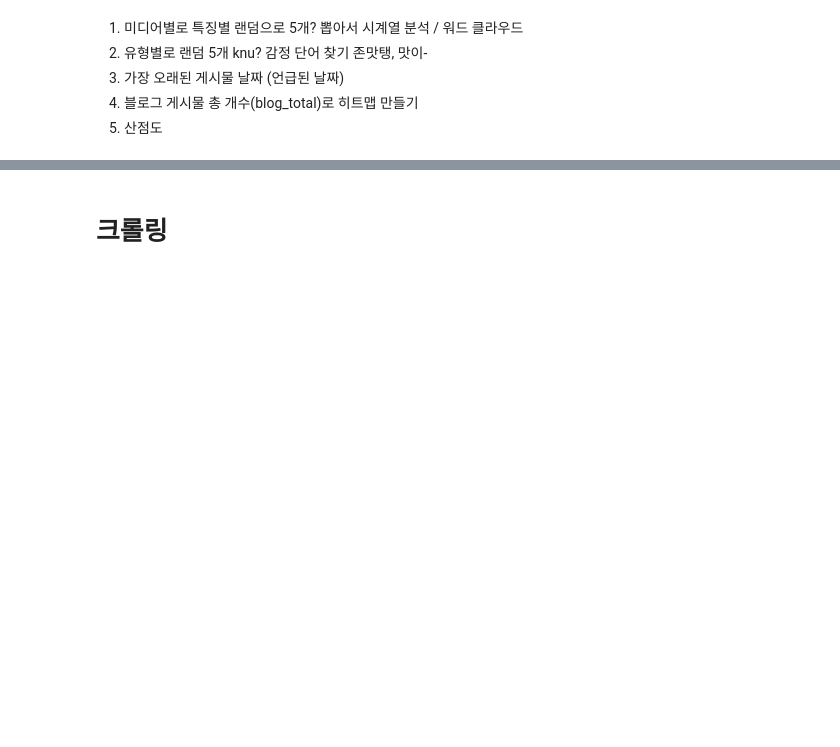
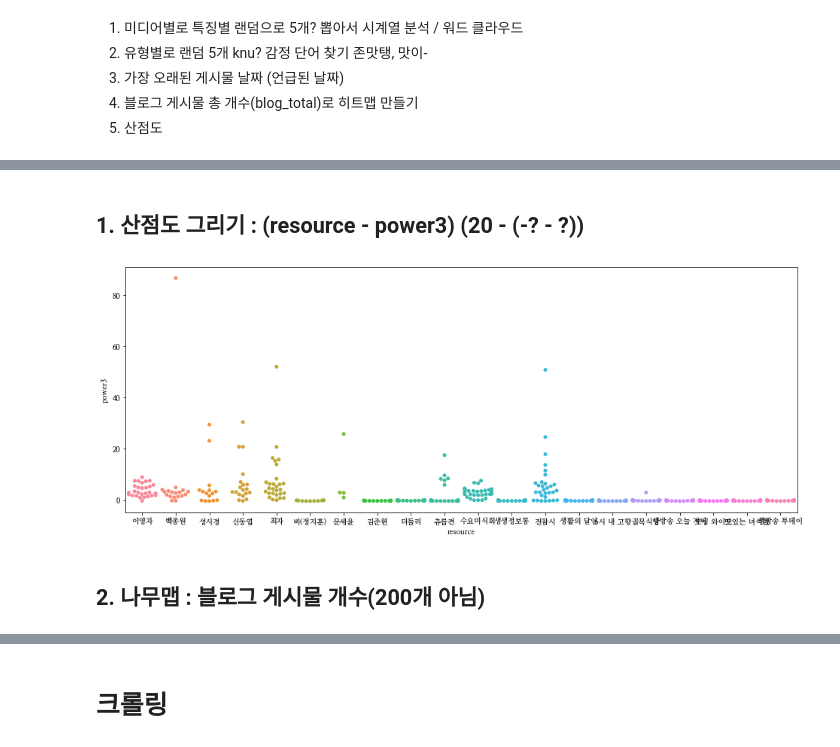
Before and after one commit to moonheee/restaurant-for-media, a Jupyter notebook: naver_blog.ipynb, the cells around one changed output, grey strips where cells are left out. Drawn from its saved outputs; the diff is of its cells as text; code cells hidden in the pictures; blank space fills up the shorter version.

```diff
--- a/naver_blog.ipynb
+++ b/naver_blog.ipynb
@@ -76,0 +119,10 @@ display(naver_total)
+# %%
+# 폰트설정
+from matplotlib import font_manager, rc
+font_path = "./data/NanumMyeongjo-Bold.ttf"   #폰트파일의 위치
+font_name = font_manager.FontProperties(fname=font_path).get_name() # rc 함수를 통해, rcParams에 사용되는 폰트의 정식명칭을 알 수 있음
+print("폰트설정 :", font_name)
+rc('font', family=font_name)
+# 데이터 가져오기
+data = pd.read_csv("./data/naver_blog/total_power.csv")
+display(data)
@@ -76,0 +144,21 @@ display(naver_total)
+# %% [markdown]
+## 1. 산점도 그리기 : (resource - power3) (20 - (-? - ?))
+# %%
+# 스타일 테마 설정 (5가지: darkgrid, whitegrid, dark, white, ticks)
+# sns.set_style('white')
+# sns.set(rc={'figure.figsize':(11.7,8.27)})
+plt.figure(figsize=(16,6))
+
+#이산형 변수의 분포 - 데이터 분산 고려 (중복 X)
+sns.swarmplot(x="resource",      #x축 변수
+              y="power3",        #y축 변수
+              data=data)   #데이터셋 - 데이터프레임
+
+# data.plot(kind='scatter', x='resource', y='power3', marker='+',
+#         cmap='viridis', s=50, alpha=0.3, figsize=(20, 5))
+plt.title()
+plt.show()
+# %% [output]
+[figure, added]
+# %% [markdown]
+## 2. 나무맵 : 블로그 게시물 개수(200개 아님)
```
Also changed, not shown: parts of 13 cells of this notebook, 3 other files.
